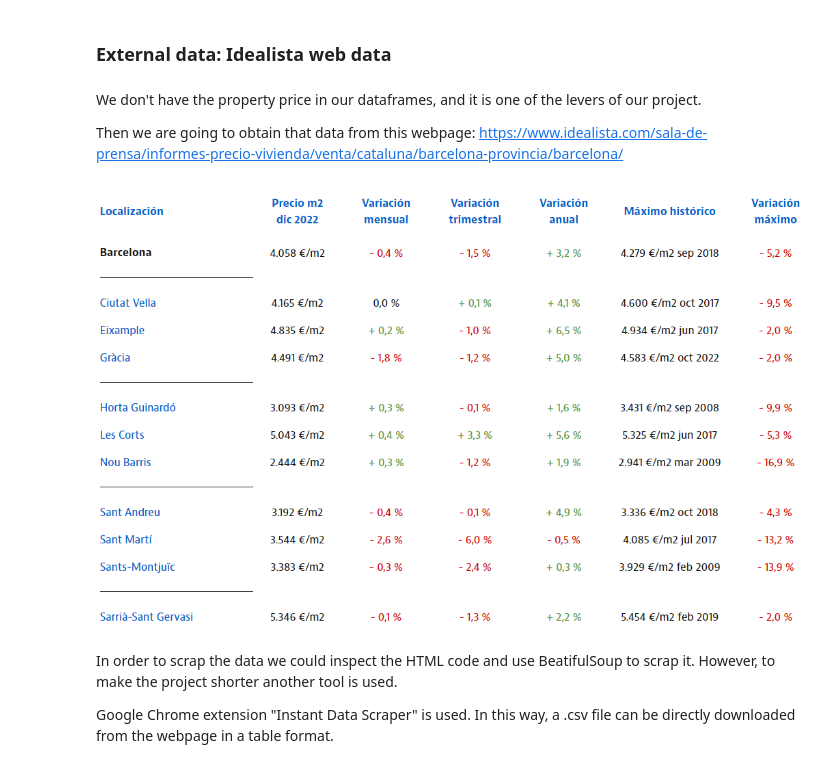
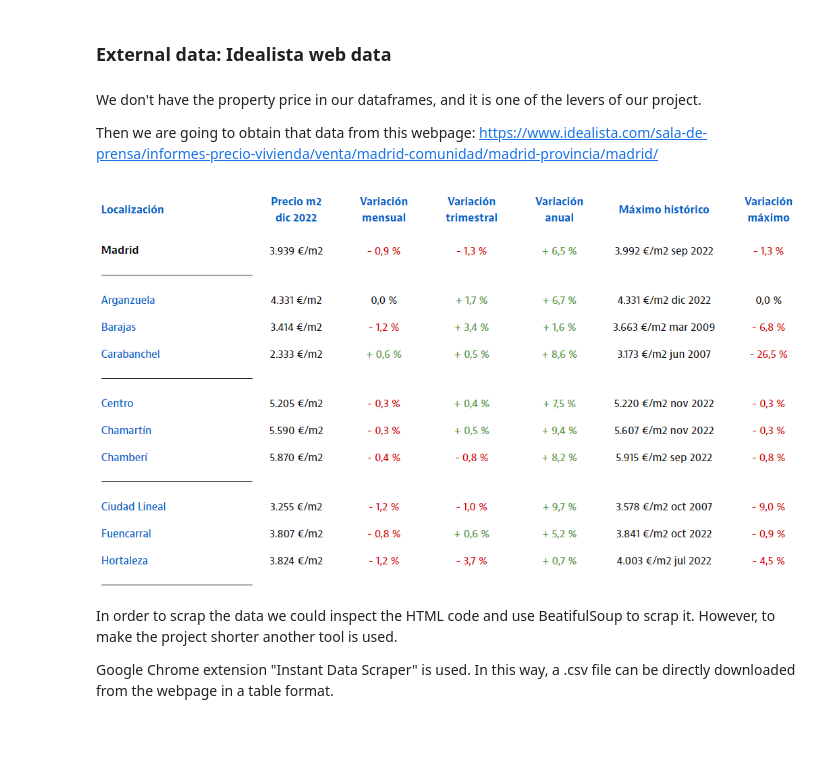
Before and after one commit to luis-cj/data-science-retail-market-madrid, a Jupyter notebook: retail_market_madrid_part_2.ipynb, the cells around one changed output. Cells and saved outputs as stored; diff of their text form; code cells hidden in the pictures; blank space fills up the shorter version.

```diff
--- a/retail_market_madrid_part_2.ipynb
+++ b/retail_market_madrid_part_2.ipynb
@@ -54,12 +52,12 @@ listings_det: (15778, 76)
 # %% [markdown]
 We don't have the property price in our dataframes, and it is one of the levers of our project.
 
-Then we are going to obtain that data from this webpage: [https://www.idealista.com/sala-de-prensa/informes-precio-vivienda/venta/cataluna/barcelona-provincia/barcelona/](https://www.idealista.com/sala-de-prensa/informes-precio-vivienda/venta/cataluna/barcelona-provincia/barcelona/)
+Then we are going to obtain that data from this webpage: [https://www.idealista.com/sala-de-prensa/informes-precio-vivienda/venta/madrid-comunidad/madrid-provincia/madrid/](https://www.idealista.com/sala-de-prensa/informes-precio-vivienda/venta/madrid-comunidad/madrid-provincia/madrid/)
 # %%
 from IPython import display
-display.Image("images/idealista.png")
+display.Image("images/idealista_data.png")
 # %% [output]
-[figure, old version]
+[figure, new version]
 # %% [markdown]
 In order to scrap the data we could inspect the HTML code and use BeatifulSoup to scrap it. However, to make the project shorter another tool is used.
 
```
Also changed, not shown: parts of 59 cells of this notebook.
